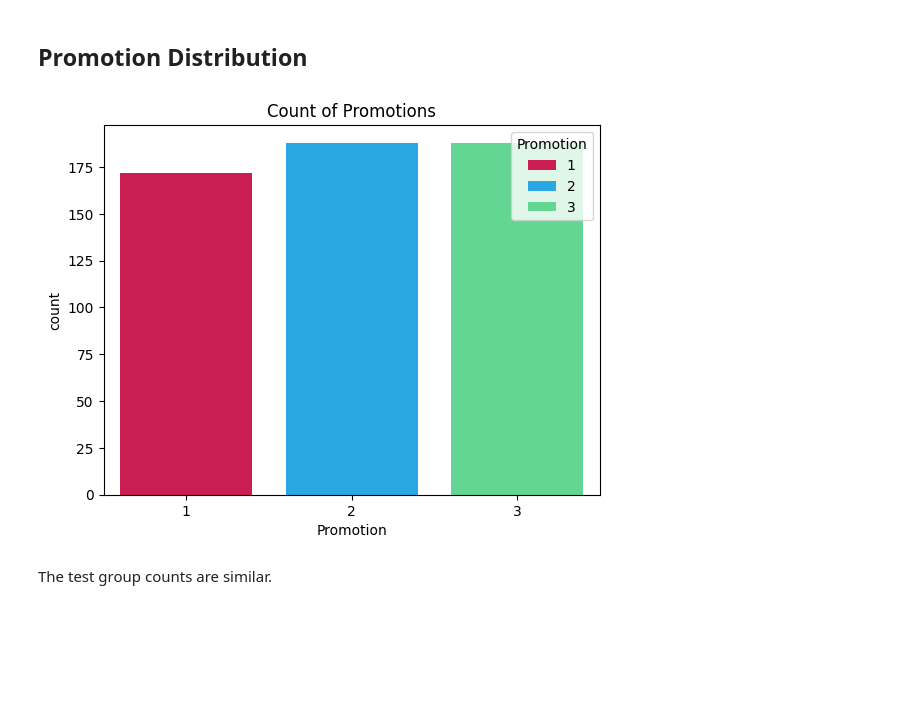
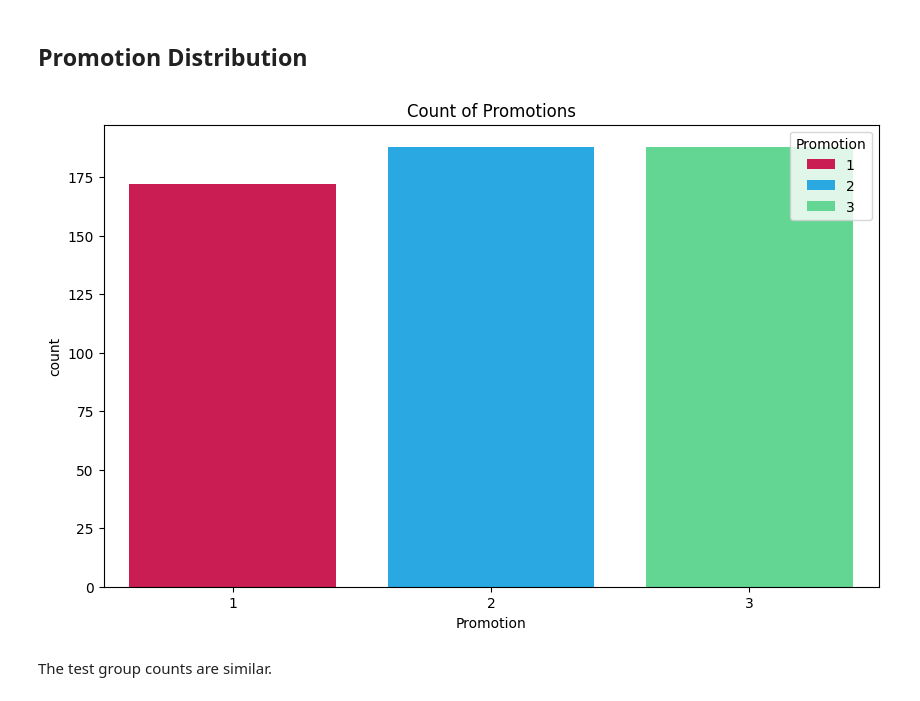
Before and after one commit to cole-mengelberg/Fast_Food_A-B, a Jupyter notebook: EDA.ipynb, the cells around one changed output. Saved outputs shown, nothing was run; the diff lists cells and outputs as text; code cells hidden in the pictures; blank space fills up the shorter version.

Commit message:
fix plot sizes in EDA.ipynb

```diff
--- a/EDA.ipynb
+++ b/EDA.ipynb
@@ -59,11 +59,12 @@ colors = ["#e60049", "#0bb4ff", "#50e991"]
 # %% [markdown]
 ## Promotion Distribution
 # %%
+plt.figure(figsize=(10, 6))
 sns.countplot(x='Promotion', data=fast_food_df, hue='Promotion', palette=colors)
 plt.title('Count of Promotions')
 plt.show()
 # %% [output]
-[figure, old version]
+[figure, new version]
 # %% [markdown]
 The test group counts are similar.
 # %% [markdown]
```
